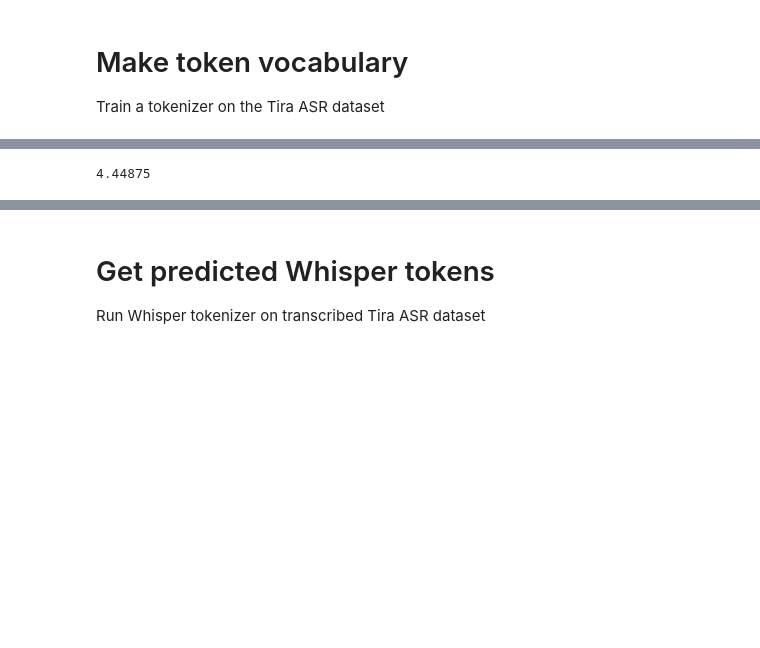
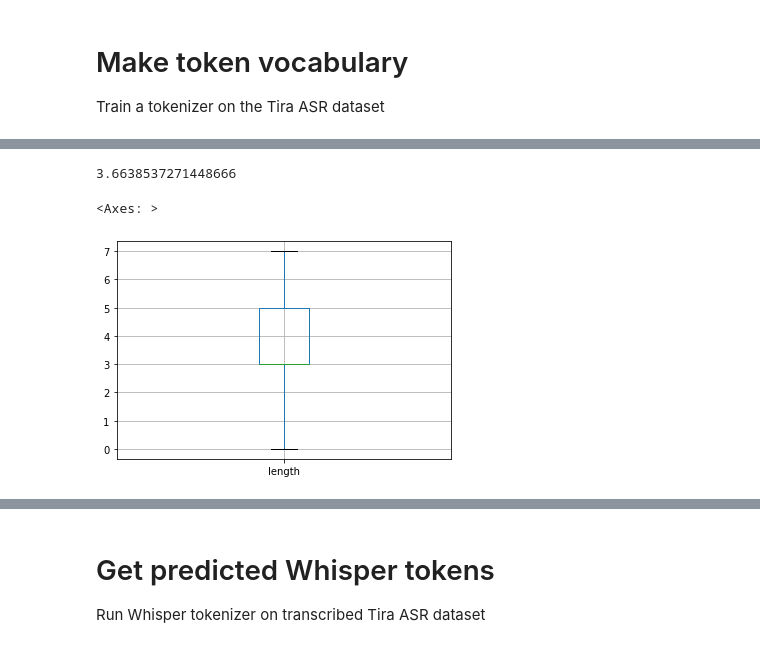
Before and after one commit to markjosims/malachor5, a Jupyter notebook: notebooks/tokenization_experiment/tira_tokenization.ipynb, the cells around one changed output, grey strips where cells are left out. Saved outputs shown, nothing was run; the diff lists cells and outputs as text; code cells hidden in the pictures; blank space fills up the shorter version.

```diff
--- a/notebooks/tokenization_experiment/tira_tokenization.ipynb
+++ b/notebooks/tokenization_experiment/tira_tokenization.ipynb
@@ -20,13 +27,14 @@ import string
 metadata='/Users/markjos/projects/malachor5/data/tira-clean/metadata.csv'
 # %%
 unk = "[UNK]"
-trainer=trainers.WordPieceTrainer(vocab_size=800, special_tokens=[unk])
+trainer=trainers.BpeTrainer(vocab_size=1200, special_tokens=[unk], max_token_length=8, min_frequency=40)
 # %%
 df=pd.read_csv(metadata)
 def get_text_corpus():
-    for row in df['transcription']:
+    train_df=df[df['split']=='train']
+    for row in train_df['transcription']:
         yield row
 # %%
-tokenizer = Tokenizer(models.WordPiece(unk_token=unk))
+tokenizer = Tokenizer(models.BPE())
 tokenizer.train_from_iterator(get_text_corpus(), trainer=trainer)
 # %%
@@ -41,10 +69,14 @@ line, encoding.tokens, encoding.ids
 # %%
-tira_vocab=tokenizer.get_vocab()
 vocab_lens=[]
 for item in tira_vocab:
     vocab_lens.append(len(item.strip().replace('#', '')))
 np.array(vocab_lens).mean()
 # %% [output]
-4.44875
+3.6638537271448666
+# %%
+pd.DataFrame({'length':vocab_lens}).boxplot('length')
+# %% [output]
+<Axes: >
+[figure, added]
 # %%
 tira_id2tok={v:k for k, v in tira_vocab.items()}
```
Also changed, not shown: parts of 57 cells of this notebook.
